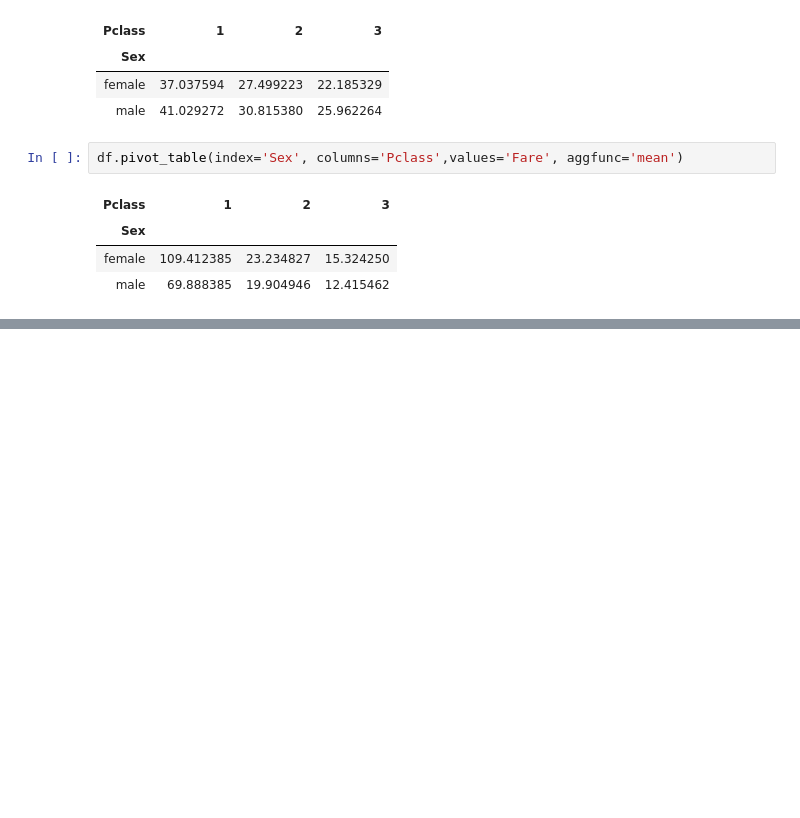
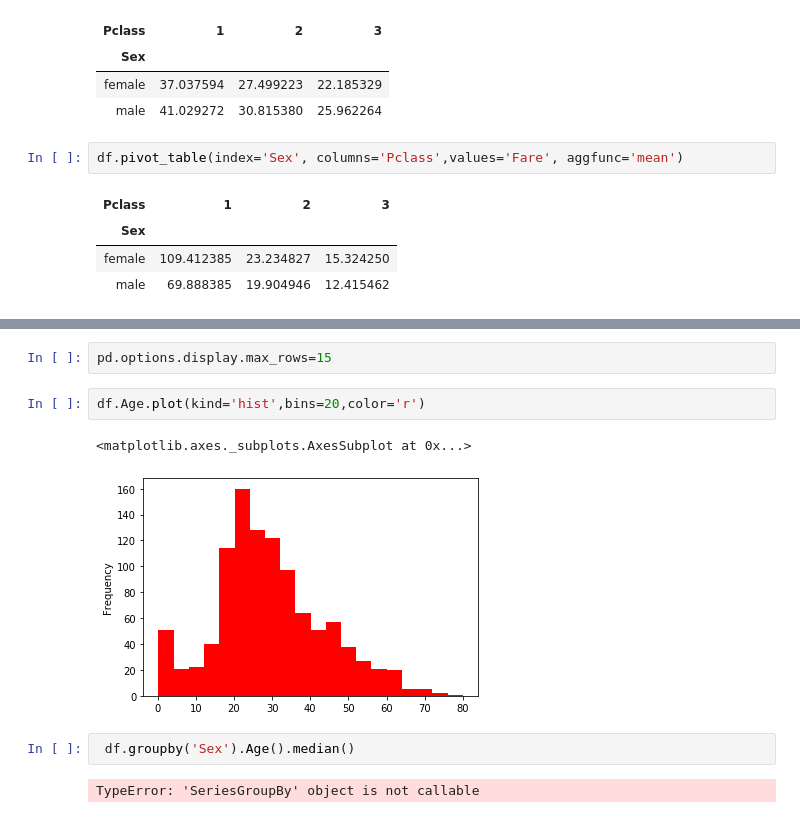
Before and after one commit to saikrishna575/Titanic, a Jupyter notebook: notebooks/2.0-ak-exploring-processing-data.ipynb, the cells around one changed output, grey strips where cells are left out. Drawn from its saved outputs; the diff is of its cells as text; blank space fills up the shorter version.

```diff
--- a/notebooks/2.0-ak-exploring-processing-data.ipynb
+++ b/notebooks/2.0-ak-exploring-processing-data.ipynb
@@ -411,0 +659,11 @@ df.pivot_table(index='Sex', columns='Pclass',values='Fare', aggfunc='mean')
+# %%
+pd.options.display.max_rows=15
+# %%
+df.Age.plot(kind='hist',bins=20,color='r')
+# %% [output]
+<matplotlib.axes._subplots.AxesSubplot at 0x...>
+[figure, added]
+# %%
+ df.groupby('Sex').Age().median()
+# %% [output]
+TypeError: 'SeriesGroupBy' object is not callable
```
Also changed, not shown: parts of 44 cells of this notebook.
